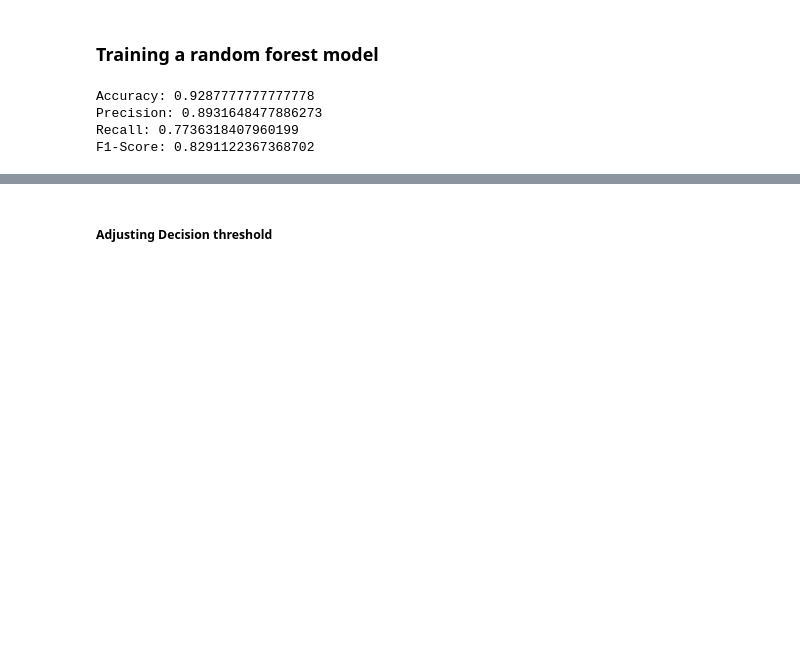
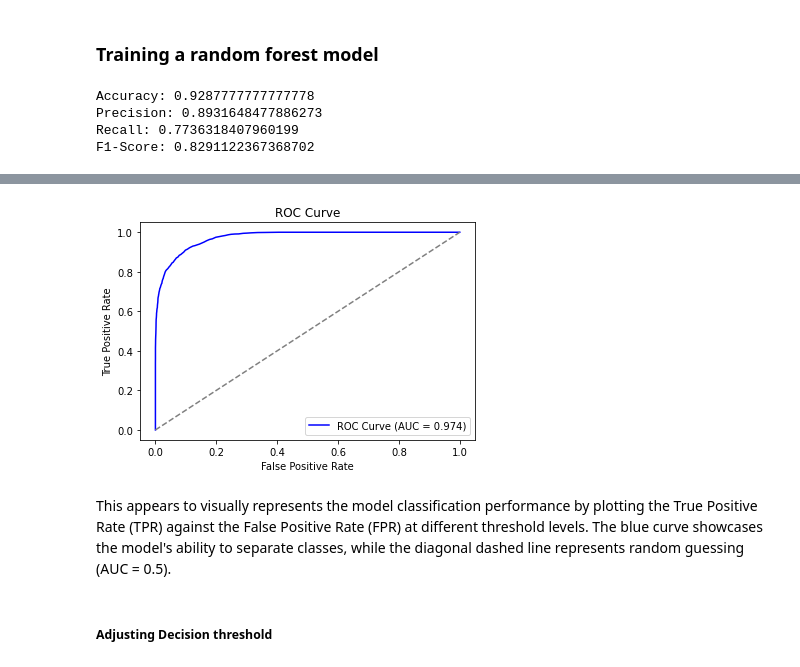
Before and after one commit to IAN-RIUA/Loan-Approval-Predictor, a Jupyter notebook: index.ipynb, the cells around one changed output, grey strips where cells are left out. Saved outputs shown, nothing was run; the diff lists cells and outputs as text; code cells hidden in the pictures; blank space fills up the shorter version.

```diff
--- a/index.ipynb
+++ b/index.ipynb
@@ -428,3 +505,24 @@ F1-Score: 0.8291122367368702
+# %%
+# Get predicted probabilities for the positive class (1)
+y_probs = model.predict_proba(X_test)[:, 1]
+
+# Compute ROC curve
+fpr, tpr, thresholds = roc_curve(y_test, y_probs)
+roc_auc = auc(fpr, tpr)
+
+# Plot ROC curve
+plt.figure(figsize=(6,4))
+plt.plot(fpr, tpr, label=f'ROC Curve (AUC = {roc_auc:.3f})', color='blue')
+plt.plot([0, 1], [0, 1], linestyle='--', color='gray')  # Diagonal reference line
+plt.xlabel('False Positive Rate')
+plt.ylabel('True Positive Rate')
+plt.title('ROC Curve')
+plt.legend()
+plt.show()
+# %% [output]
+[figure, added]
+# %% [markdown]
+This  appears to visually represents the model classification performance by plotting the True Positive Rate (TPR) against the False Positive Rate (FPR) at different threshold levels. The blue curve showcases the model's ability to separate classes, while the diagonal dashed line represents random guessing (AUC = 0.5).
 # %% [markdown]
 ##### Adjusting Decision threshold
 # %%
```
Also changed, not shown: parts of 13 cells of this notebook.
